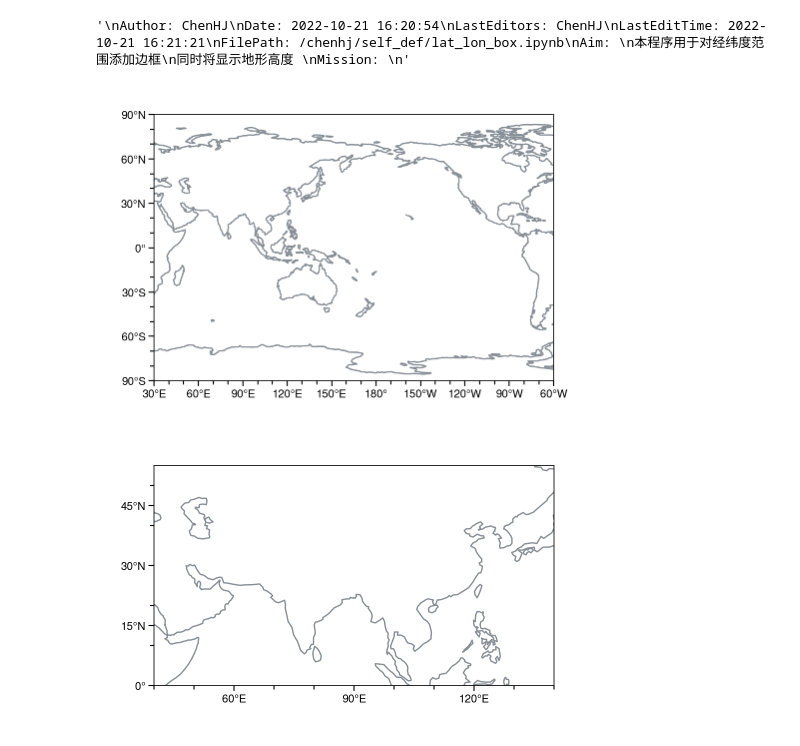
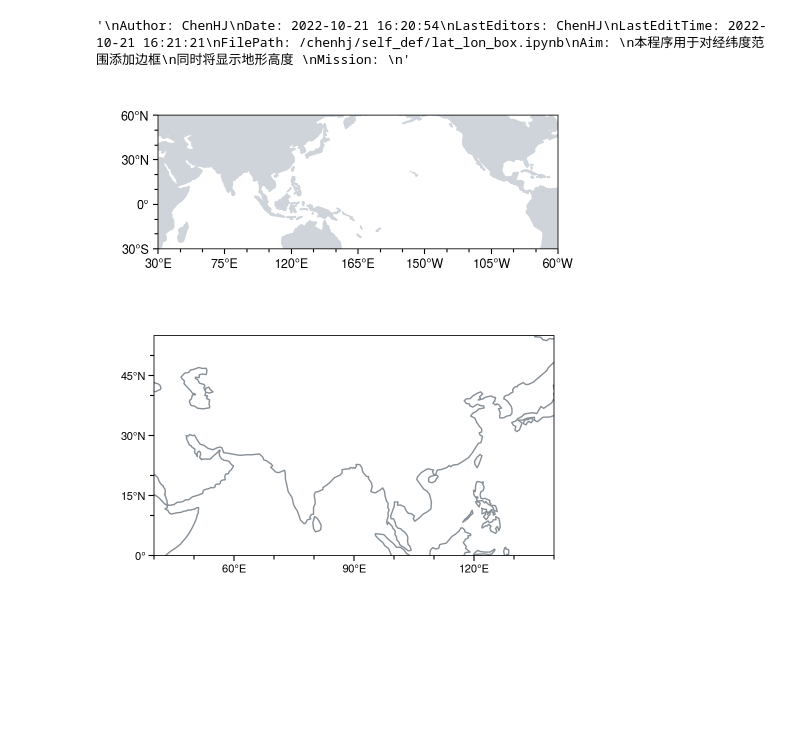
Before and after one commit to Hongjing0506/self_def, a Jupyter notebook: lat_lon_box.ipynb, the cells around one changed output. Drawn from its saved outputs; the diff is of its cells as text; code cells hidden in the pictures; blank space fills up the shorter version.

```diff
--- a/lat_lon_box.ipynb
+++ b/lat_lon_box.ipynb
@@ -60,49 +121,59 @@ fig = pplt.figure(span=False, share=False, refwidth=4.0, wspace=4.0, hspace=3.5,
 axs = fig.subplots(ncols=1, nrows=1, proj=proj)
 
 #   set the geo_ticks and map projection to the plots
-xticks = np.array([30, 60, 90, 120, 150, 180, 210, 240, 270, 300])
-yticks = np.arange(-90, 91, 30)  # 设置纬度刻度
+xticks = np.array([30, 75, 120, 165, 210, 255, 300])  # 设置纬度刻度
+yticks = np.arange(-30, 61, 30)  # 设置经度刻度
 # 设置绘图的经纬度范围extents，其中前两个参数为经度的最小值和最大值，后两个数为纬度的最小值和最大值
 # 当想要显示的经纬度范围不是正好等于刻度显示范围时，对extents进行相应的修改即可
-extents = [xticks[0], xticks[1], yticks[0], yticks[1]]
-sepl.geo_ticks(axs, xticks, yticks, cl, extents, majorticklabelsize=8, latminorspace=10, coastlinewidth=1.0)
+extents = [xticks[0], xticks[-1], -15, yticks[-1]]
+geo_ticks(axs, xticks, yticks, cl, extents, majorticklabelsize=9, latminorspace=10, coastlinewidth=1.0, majorticklabelpad=3.0, majorticklen=3.5, minorticklen=2.5, lonminorspace=15)
 # ===================================================
 # box_N = 50.0
 # box_S = 27.5
 # box_W = 105.0
 # box_E = 137.5
+# NC_N = 40.0
+# NC_S = 32.5
+# NC_W = 105.0
+# NC_E = 120.0
+# x0 = NC_W
+# y0 = NC_S
+# width = NC_E-NC_W
+# height = NC_N-NC_S
+# sepl.patches(axs, x0 - cl, y0, width, height, proj, linestyle="-", linewidth=1.2)
 
-
-# x0 = box_W
-# y0 = box_S
-# width = box_E-box_W
-# height = box_N-box_S
+# YZR_S = 25.0
+# x0 = NC_W
+# y0 = YZR_S
+# width = NC_E-NC_W
+# height = NC_S-YZR_S
 # sepl.patches(axs, x0 - cl, y0, width, height, proj, linestyle="-", linewidth=1.2)
 
 # box_N = 22.5
 # box_S = 12.5
 # box_W = 70
 # box_E = 105
 
 
 # x0 = box_W
 # y0 = box_S
 # width = box_E-box_W
 # height = box_N-box_S
 # sepl.patches(axs, x0 - cl, y0, width, height, proj, linestyle="-", linewidth=1.2)
 
 # con = axs[0].contourf(
 #     hgt,
 #     cmap="greys",
 #     cmap_kw={"right": 0.94},
 #     levels=np.arange(200,5901,100),
 #     zorder=0.8,
 #     )
 # cb = fig.colorbar(con, loc="b", width=0.13, length=0.7, label="", ticklabelsize=8)
 
 fig.format(rc_kw={"grid": False, "reso": "lo", "figure.facecolor":"white", "font.large": 13})
+fig.save("/home/ys17-23/chenhj/thesis_fig.svg", dpi=900)
 # %% [output]
-[figure, old version]
+[figure, new version]
 # %%
 # plot the box
 pplt.rc["grid"] = False
```
Also changed, not shown: parts of 1 cell of this notebook, 2 other files.
